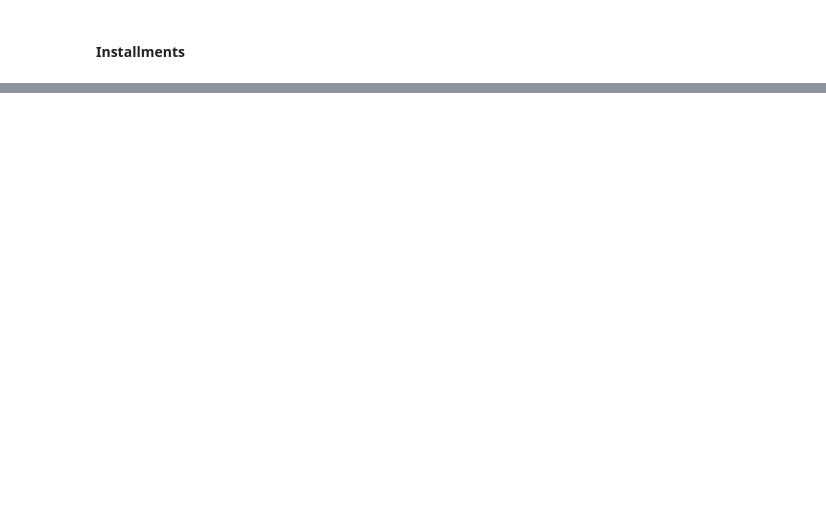
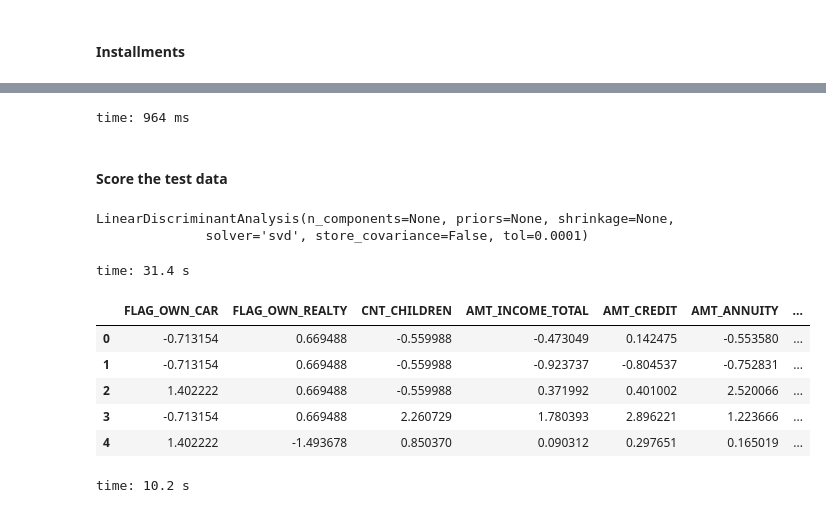
Before and after one commit to StephanKalika/home_credit_default, a Jupyter notebook: feature_transformation.ipynb, the cells around one changed output, grey strips where cells are left out. Saved outputs shown, nothing was run; the diff lists cells and outputs as text; code cells hidden in the pictures; blank space fills up the shorter version.

```diff
--- a/feature_transformation.ipynb
+++ b/feature_transformation.ipynb
@@ -765,0 +722,7 @@ installment_agg.to_csv(path + "installment_agg.csv", index=False, header=True)
+# %%
+df = pd.read_csv(path + "train.csv")
+sk_id_curr = df["SK_ID_CURR"]
+df_new = df.drop(["SK_ID_CURR"] + [c for c in df.columns if ("SYNTHETIC" in c) or ("EXT_SOURCE" in c) or ("AGG_COMP" in c)], axis=1)
+y = df_new.pop("TARGET")
+df_new = pd.DataFrame(scale.fit_transform(impute.fit_transform(df_new.replace([-np.inf, np.inf], np.nan))), columns=df_new.columns)
+df_new.head()
@@ -765,0 +772,26 @@ installment_agg.to_csv(path + "installment_agg.csv", index=False, header=True)
+# %%
+scores.to_csv(path + "synthetic_targets_train.csv", index=False, header=True)
+# %% [output]
+time: 964 ms
+# %% [markdown]
+#### Score the test data
+# %%
+clf = LinearDiscriminantAnalysis()
+clf.fit(df_new, y)
+# %% [output]
+LinearDiscriminantAnalysis(n_components=None, priors=None, shrinkage=None,
+              solver='svd', store_covariance=False, tol=0.0001)
+time: 31.4 s
+# %%
+df_test = pd.read_csv(path + "test.csv")
+df_test_new = df_test.drop(["SK_ID_CURR"] + [c for c in df_test.columns if ("SYNTHETIC" in c) or ("EXT_SOURCE" in c) or ("AGG_COMP" in c)], axis=1)
+df_test_new = pd.DataFrame(scale.fit_transform(impute.fit_transform(df_test_new.replace([-np.inf, np.inf], np.nan))), columns=df_test_new.columns)
+df_test_new.head()
+# %% [output]
+|  | FLAG_OWN_CAR | FLAG_OWN_REALTY | CNT_CHILDREN | AMT_INCOME_TOTAL | AMT_CREDIT | AMT_ANNUITY | ... |
+| 0 | -0.713154 | 0.669488 | -0.559988 | -0.473049 | 0.142475 | -0.553580 | ... |
+| 1 | -0.713154 | 0.669488 | -0.559988 | -0.923737 | -0.804537 | -0.752831 | ... |
+| 2 | 1.402222 | 0.669488 | -0.559988 | 0.371992 | 0.401002 | 2.520066 | ... |
+| 3 | -0.713154 | 0.669488 | 2.260729 | 1.780393 | 2.896221 | 1.223666 | ... |
+| 4 | 1.402222 | -1.493678 | 0.850370 | 0.090312 | 0.297651 | 0.165019 | ... |
+time: 10.2 s
```
Also changed, not shown: parts of 55 cells of this notebook, 3 other files.
